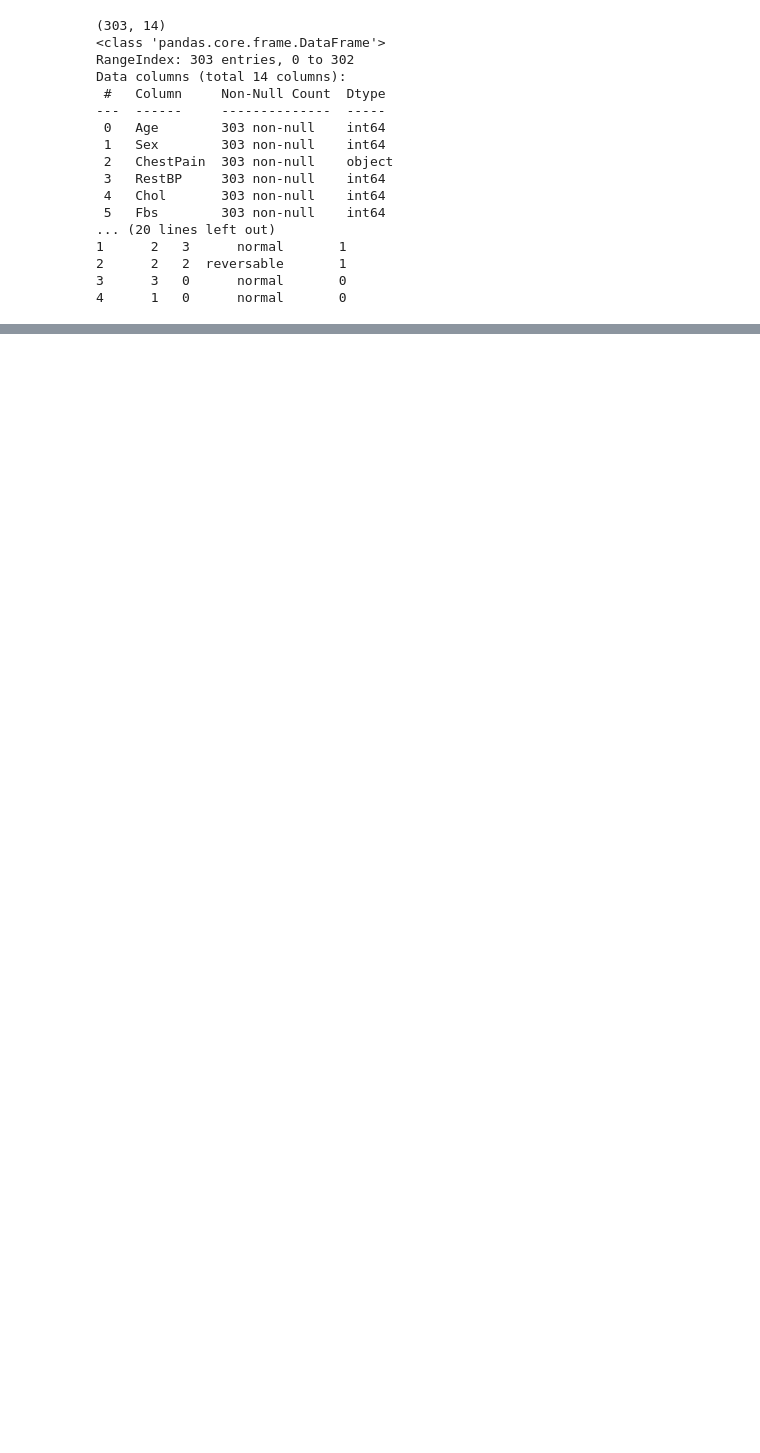
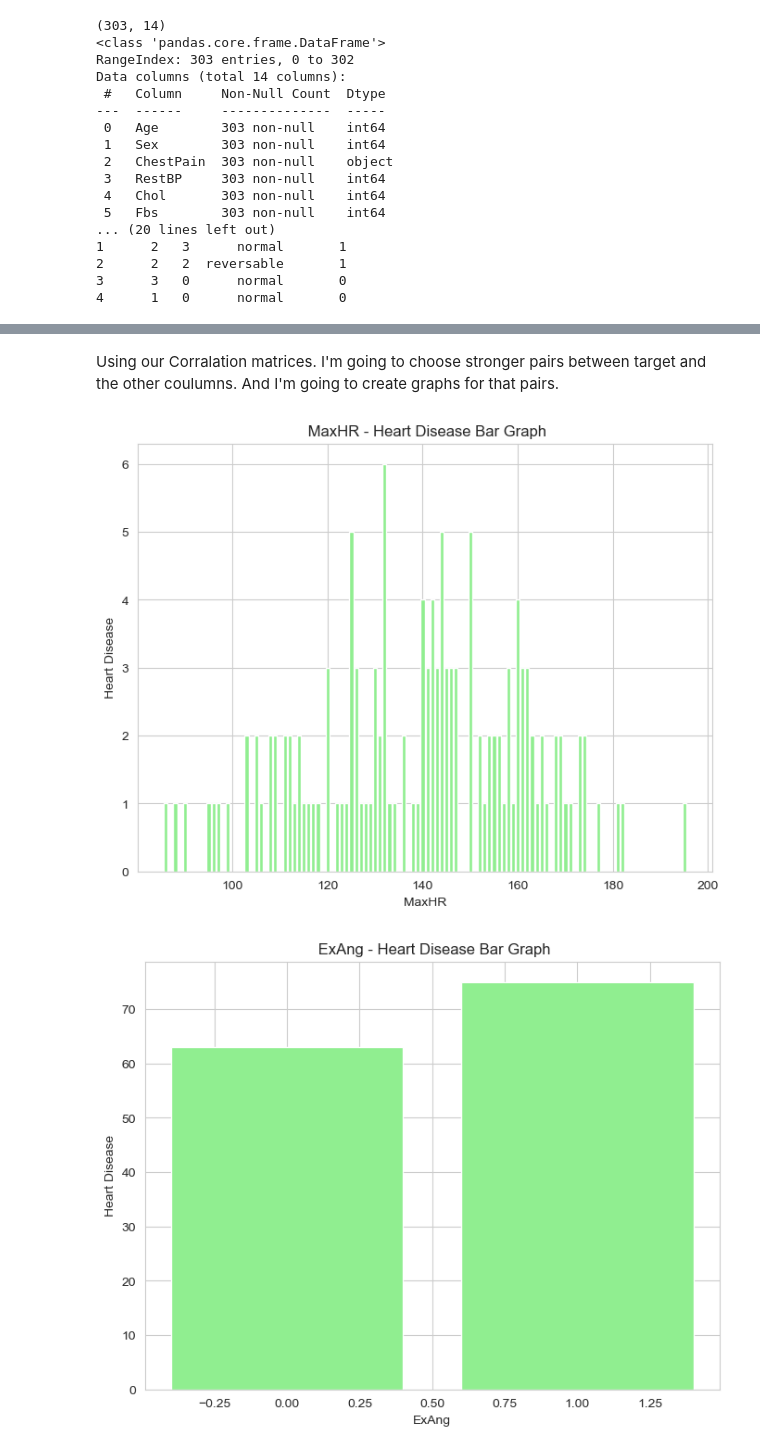
Before and after one commit to SudeKaraca228/Heart_Disease_Project, a Jupyter notebook: Heart_Disease_Data_Analysis.ipynb, the cells around one changed output, grey strips where cells are left out. Saved outputs shown, nothing was run; the diff lists cells and outputs as text; code cells hidden in the pictures; blank space fills up the shorter version.

```diff
--- a/Heart_Disease_Data_Analysis.ipynb
+++ b/Heart_Disease_Data_Analysis.ipynb
@@ -58,0 +147,13 @@ None
+# %% [markdown]
+Using our Corralation matrices. I'm going to choose stronger pairs between target and the other coulumns. And I'm going to create graphs for that pairs.
+# %%
+for col in greater_corrs :
+    target_counts = df[df["Target"] == 1][col].value_counts().sort_index()
+    plt.bar(target_counts.index, target_counts.values , color = "lightgreen")
+    plt.xlabel(col)
+    plt.ylabel("Heart Disease")
+    plt.title(f" {col} - Heart Disease Bar Graph")
+    plt.show()
+# %% [output]
+[figure, added]
+[figure, added]
```
Also changed, not shown: parts of 20 cells of this notebook.
